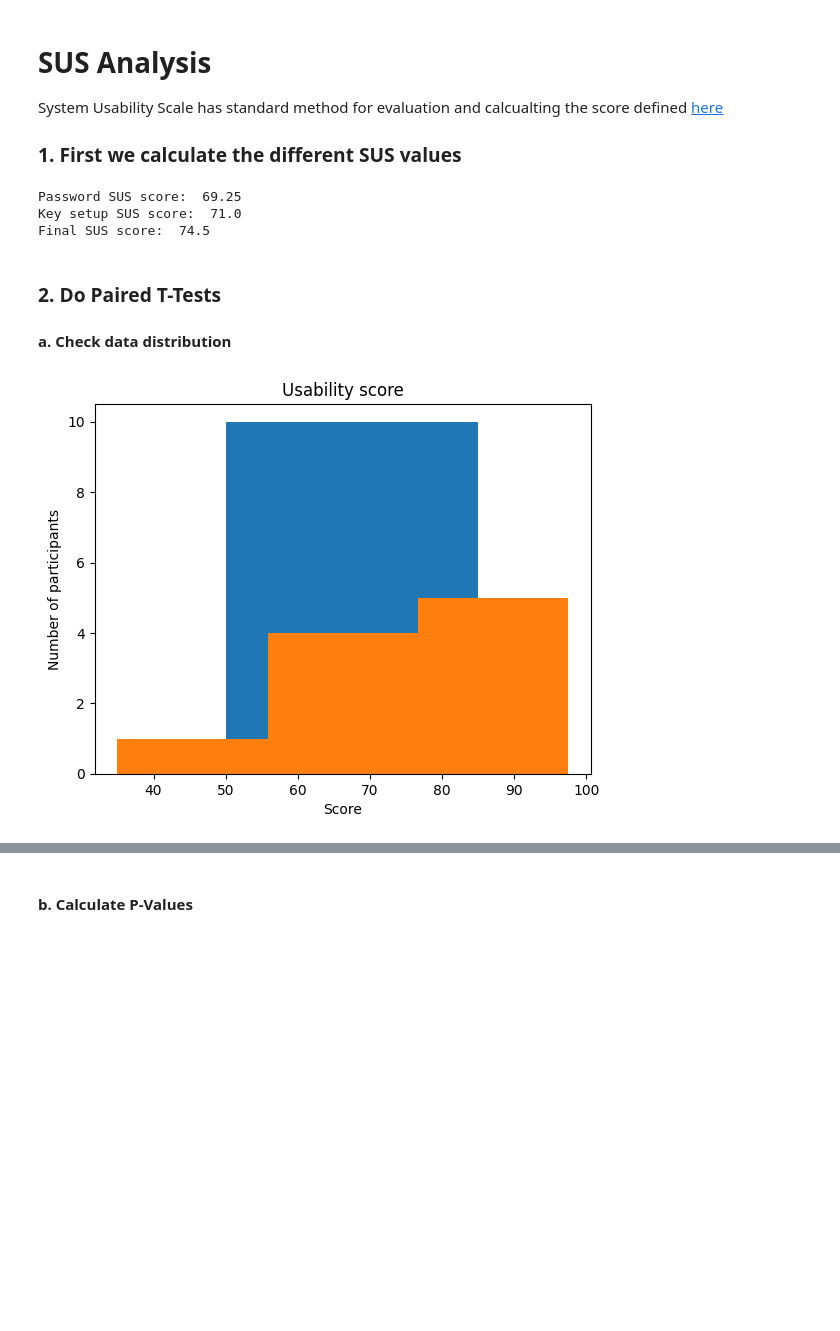
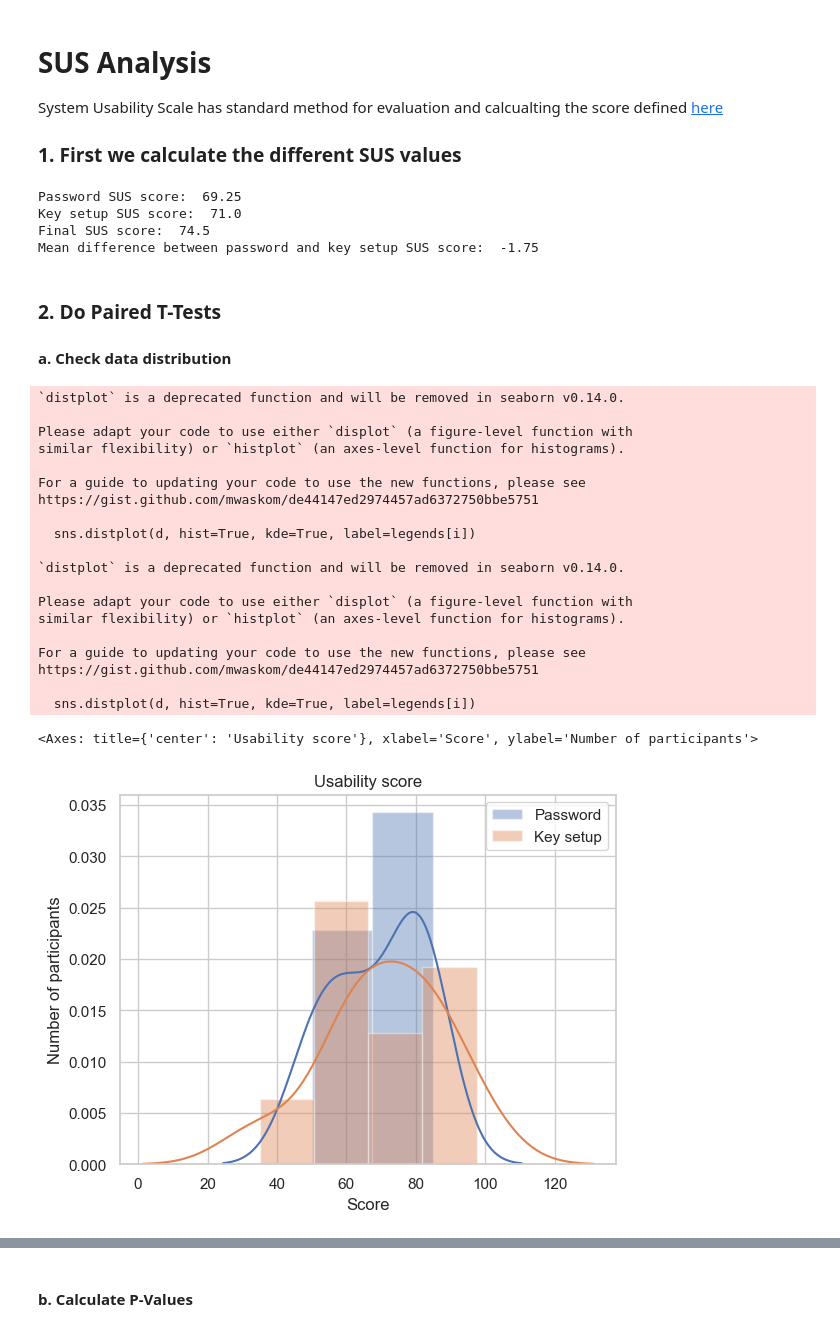
Before and after one commit to Mekacher-Anis/Usable-Security-Lab, a Jupyter notebook: analyse.ipynb, the cells around one changed output, grey strips where cells are left out. Saved outputs shown, nothing was run; the diff lists cells and outputs as text; code cells hidden in the pictures; blank space fills up the shorter version.

Commit message:
🎨 Update data anaylysis.

```diff
--- a/analyse.ipynb
+++ b/analyse.ipynb
@@ -168,23 +172,59 @@ final_sus_score = calculate_sus_score(final_survery_merged, SUS_Question)
 print('Password SUS score: ', password_sus_score[0])
 print('Key setup SUS score: ', key_setup_sus_score[0])
 print('Final SUS score: ', final_sus_score[0])
+print('Mean difference between password and key setup SUS score: ', password_sus_score[0] - key_setup_sus_score[0])
 # %% [output]
 Password SUS score:  69.25
 Key setup SUS score:  71.0
 Final SUS score:  74.5
+Mean difference between password and key setup SUS score:  -1.75
 # %% [markdown]
 ### 2. Do Paired T-Tests
 #### a. Check data distribution
-# %%
-def plot_histogram(data: pd.Series, title: str, xlabel: str, ylabel: str):
-    bins = freedman_diaconis_bins(data)
-    ax = data.plot.hist(bins=bins, title=title)
-    ax.set_xlabel(xlabel)
-    ax.set_ylabel(ylabel)
-    # ax.grid(axis='y', alpha=0.)
+# %%
+def plot_histogram(data: list[pd.Series], title: str, xlabel: str, ylabel: str, legends: list[str]) -> plt.Axes:
+    """
+    Plot two histograms in one plot with their corresponding KDEs
+    """
+    sns.set(style="whitegrid")
+    fig, ax = plt.subplots()
+
+    for i, d in enumerate(data):
+        sns.distplot(d, hist=True, kde=True, label=legends[i])
+
+    ax.set_title(title)
+    ax.set_xlabel(xlabel)
+    ax.set_ylabel(ylabel)
+    ax.legend()
+
+    return ax
 # %%
-plot_histogram(password_sus_score[2], 'Usability score', 'Score', 'Number of participants')
-plot_histogram(key_setup_sus_score[2], 'Usability score', 'Score', 'Number of participants')
-# plot_histogram(final_sus_score[2], 'Final SUS score', 'Score', 'Number of participants')
+plot_histogram(
+    [password_sus_score[2], key_setup_sus_score[2]],
+    "Usability score",
+    "Score",
+    "Number of participants",
+    ["Password", "Key setup"],
+)
 # %% [output]
+`distplot` is a deprecated function and will be removed in seaborn v0.14.0.
+
+Please adapt your code to use either `displot` (a figure-level function with
+similar flexibility) or `histplot` (an axes-level function for histograms).
+
+For a guide to updating your code to use the new functions, please see
+https://gist.github.com/mwaskom/de44147ed2974457ad6372750bbe5751
+
+  sns.distplot(d, hist=True, kde=True, label=legends[i])
+
+`distplot` is a deprecated function and will be removed in seaborn v0.14.0.
+
+Please adapt your code to use either `displot` (a figure-level function with
+similar flexibility) or `histplot` (an axes-level function for histograms).
+
+For a guide to updating your code to use the new functions, please see
+https://gist.github.com/mwaskom/de44147ed2974457ad6372750bbe5751
+
+  sns.distplot(d, hist=True, kde=True, label=legends[i])
+<Axes: title={'center': 'Usability score'}, xlabel='Score', ylabel='Number of participants'>
-[figure, old version]
+[figure, new version]
```
Also changed, not shown: parts of 19 cells of this notebook, 9 other files.
